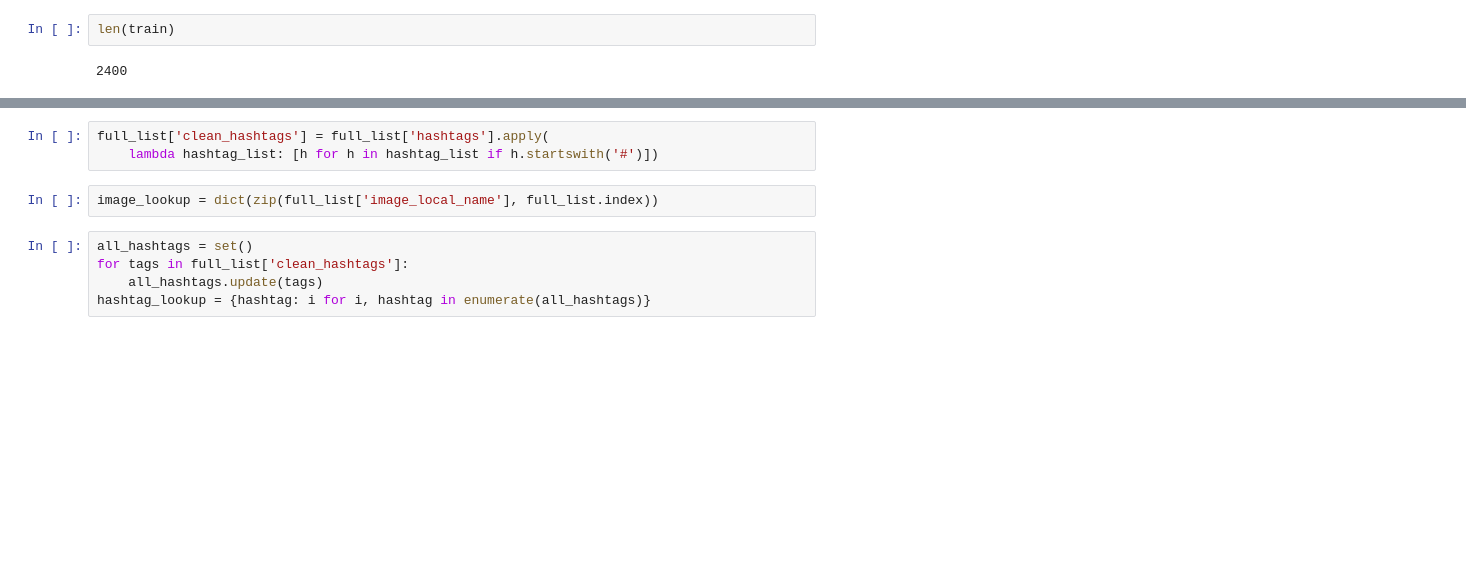
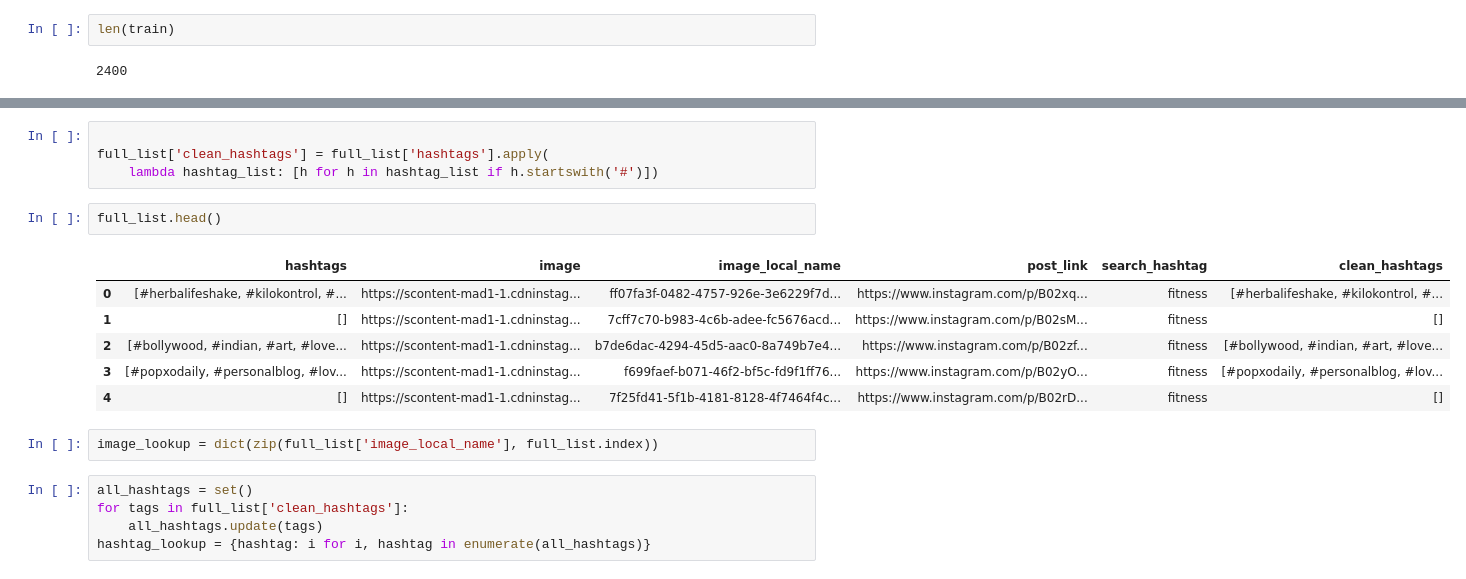
Before and after one commit to AlecMorgan/Automatic-Image-Tagger, a Jupyter notebook: index.ipynb, the cells around one changed output, grey strips where cells are left out. Saved outputs shown, nothing was run; the diff lists cells and outputs as text; blank space fills up the shorter version.

```diff
--- a/index.ipynb
+++ b/index.ipynb
@@ -210,6 +198,16 @@ len(train)
 # %%
+
 full_list['clean_hashtags'] = full_list['hashtags'].apply(
     lambda hashtag_list: [h for h in hashtag_list if h.startswith('#')])
+# %%
+full_list.head()
+# %% [output]
+|  | hashtags | image | image_local_name | post_link | search_hashtag | clean_hashtags |
+| 0 | [#herbalifeshake, #kilokontrol, #... | https://scontent-mad1-1.cdninstag... | ff07fa3f-0482-4757-926e-3e6229f7d... | https://www.instagram.com/p/B02xq... | fitness | [#herbalifeshake, #kilokontrol, #... |
+| 1 | [] | https://scontent-mad1-1.cdninstag... | 7cff7c70-b983-4c6b-adee-fc5676acd... | https://www.instagram.com/p/B02sM... | fitness | [] |
+| 2 | [#bollywood, #indian, #art, #love... | https://scontent-mad1-1.cdninstag... | b7de6dac-4294-45d5-aac0-8a749b7e4... | https://www.instagram.com/p/B02zf... | fitness | [#bollywood, #indian, #art, #love... |
+| 3 | [#popxodaily, #personalblog, #lov... | https://scontent-mad1-1.cdninstag... | f699faef-b071-46f2-bf5c-fd9f1ff76... | https://www.instagram.com/p/B02yO... | fitness | [#popxodaily, #personalblog, #lov... |
+| 4 | [] | https://scontent-mad1-1.cdninstag... | 7f25fd41-5f1b-4181-8128-4f7464f4c... | https://www.instagram.com/p/B02rD... | fitness | [] |
 # %%
 image_lookup = dict(zip(full_list['image_local_name'], full_list.index))
 # %%
```
Also changed, not shown: parts of 25 cells of this notebook, 2 other files.
